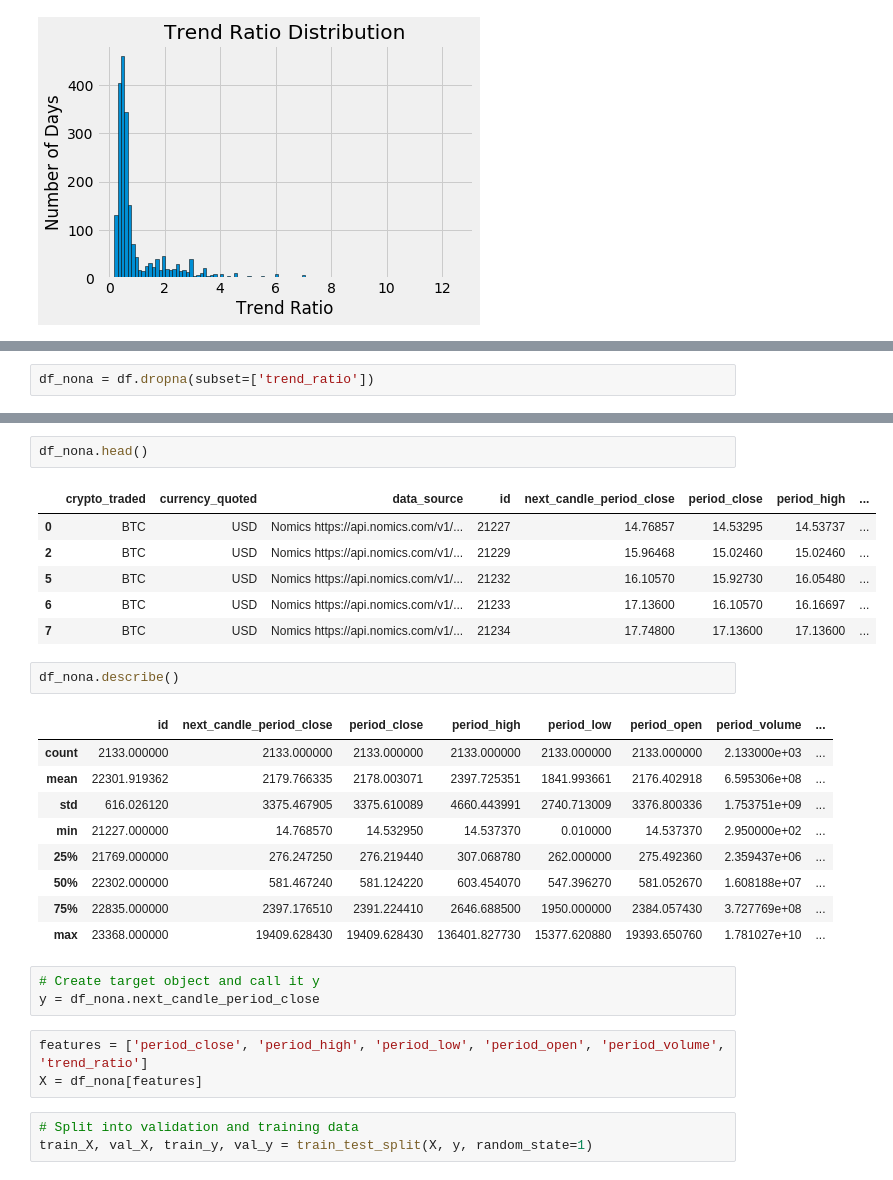
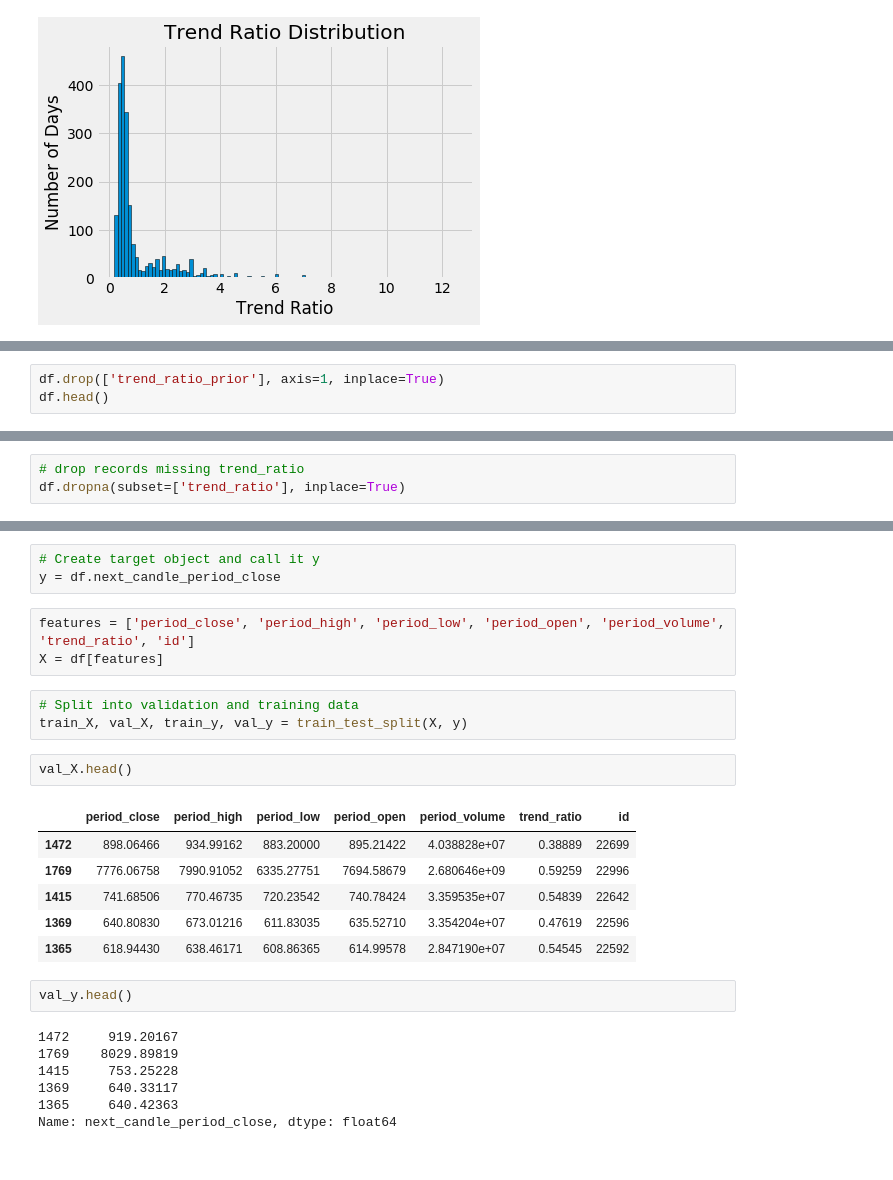
Before and after one commit to lauramayol/crypto_signal, a Jupyter notebook: crypto_signal/ML.ipynb, the cells around one changed output, grey strips where cells are left out. Cells and saved outputs as stored; diff of their text form.

```diff
--- a/crypto_signal/ML.ipynb
+++ b/crypto_signal/ML.ipynb
@@ -135,0 +156,3 @@ plt.title('Trend Ratio Distribution');
+# %%
+df.drop(['trend_ratio_prior'], axis=1, inplace=True)
+df.head()
@@ -136,2 +178,3 @@ plt.title('Trend Ratio Distribution');
 # %%
-df_nona = df.dropna(subset=['trend_ratio'])
+# drop records missing trend_ratio
+df.dropna(subset=['trend_ratio'], inplace=True)
@@ -138,32 +193,29 @@ df_nona = df.dropna(subset=['trend_ratio'])
+# %%
+# Create target object and call it y
+y = df.next_candle_period_close
+# %%
+features = ['period_close', 'period_high', 'period_low', 'period_open', 'period_volume', 'trend_ratio', 'id']
+X = df[features]
+# %%
+# Split into validation and training data
+train_X, val_X, train_y, val_y = train_test_split(X, y)
 # %%
-df_nona.head()
+val_X.head()
 # %% [output]
-|  | crypto_traded | currency_quoted | data_source | id | next_candle_period_close | period_close | period_high | ... |
-| 0 | BTC | USD | Nomics https://api.nomics.com/v1/... | 21227 | 14.76857 | 14.53295 | 14.53737 | ... |
-| 2 | BTC | USD | Nomics https://api.nomics.com/v1/... | 21229 | 15.96468 | 15.02460 | 15.02460 | ... |
-| 5 | BTC | USD | Nomics https://api.nomics.com/v1/... | 21232 | 16.10570 | 15.92730 | 16.05480 | ... |
-| 6 | BTC | USD | Nomics https://api.nomics.com/v1/... | 21233 | 17.13600 | 16.10570 | 16.16697 | ... |
-| 7 | BTC | USD | Nomics https://api.nomics.com/v1/... | 21234 | 17.74800 | 17.13600 | 17.13600 | ... |
+|  | period_close | period_high | period_low | period_open | period_volume | trend_ratio | id |
+| 1472 | 898.06466 | 934.99162 | 883.20000 | 895.21422 | 4.038828e+07 | 0.38889 | 22699 |
+| 1769 | 7776.06758 | 7990.91052 | 6335.27751 | 7694.58679 | 2.680646e+09 | 0.59259 | 22996 |
+| 1415 | 741.68506 | 770.46735 | 720.23542 | 740.78424 | 3.359535e+07 | 0.54839 | 22642 |
+| 1369 | 640.80830 | 673.01216 | 611.83035 | 635.52710 | 3.354204e+07 | 0.47619 | 22596 |
+| 1365 | 618.94430 | 638.46171 | 608.86365 | 614.99578 | 2.847190e+07 | 0.54545 | 22592 |
-# %%
-df_nona.describe()
-# %% [output]
-|  | id | next_candle_period_close | period_close | period_high | period_low | period_open | period_volume | ... |
-| count | 2133.000000 | 2133.000000 | 2133.000000 | 2133.000000 | 2133.000000 | 2133.000000 | 2.133000e+03 | ... |
-| mean | 22301.919362 | 2179.766335 | 2178.003071 | 2397.725351 | 1841.993661 | 2176.402918 | 6.595306e+08 | ... |
-| std | 616.026120 | 3375.467905 | 3375.610089 | 4660.443991 | 2740.713009 | 3376.800336 | 1.753751e+09 | ... |
-| min | 21227.000000 | 14.768570 | 14.532950 | 14.537370 | 0.010000 | 14.537370 | 2.950000e+02 | ... |
-| 25% | 21769.000000 | 276.247250 | 276.219440 | 307.068780 | 262.000000 | 275.492360 | 2.359437e+06 | ... |
-| 50% | 22302.000000 | 581.467240 | 581.124220 | 603.454070 | 547.396270 | 581.052670 | 1.608188e+07 | ... |
-| 75% | 22835.000000 | 2397.176510 | 2391.224410 | 2646.688500 | 1950.000000 | 2384.057430 | 3.727769e+08 | ... |
-| max | 23368.000000 | 19409.628430 | 19409.628430 | 136401.827730 | 15377.620880 | 19393.650760 | 1.781027e+10 | ... |
-# %%
-# Create target object and call it y
-y = df_nona.next_candle_period_close
-# %%
-features = ['period_close', 'period_high', 'period_low', 'period_open', 'period_volume', 'trend_ratio']
-X = df_nona[features]
-# %%
-# Split into validation and training data
-train_X, val_X, train_y, val_y = train_test_split(X, y, random_state=1)
+# %%
+val_y.head()
+# %% [output]
+1472     919.20167
+1769    8029.89819
+1415     753.25228
+1369     640.33117
+1365     640.42363
+Name: next_candle_period_close, dtype: float64
 # %%
 # Specify Model
```
Also changed, not shown: parts of 25 cells of this notebook.
